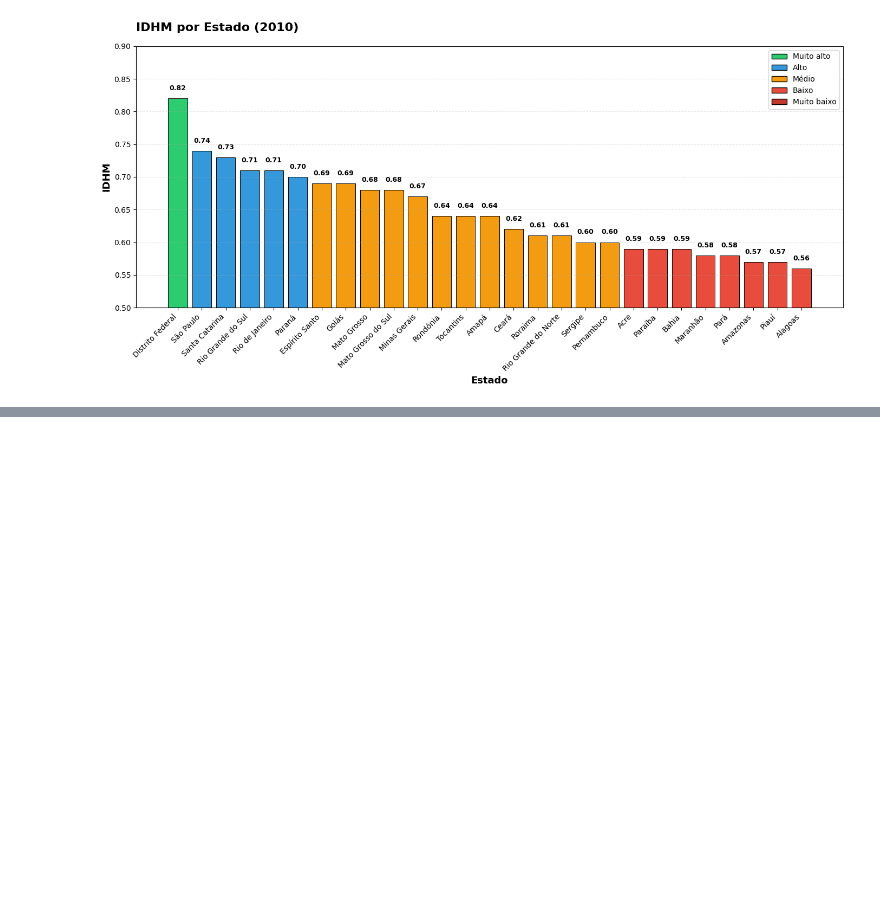
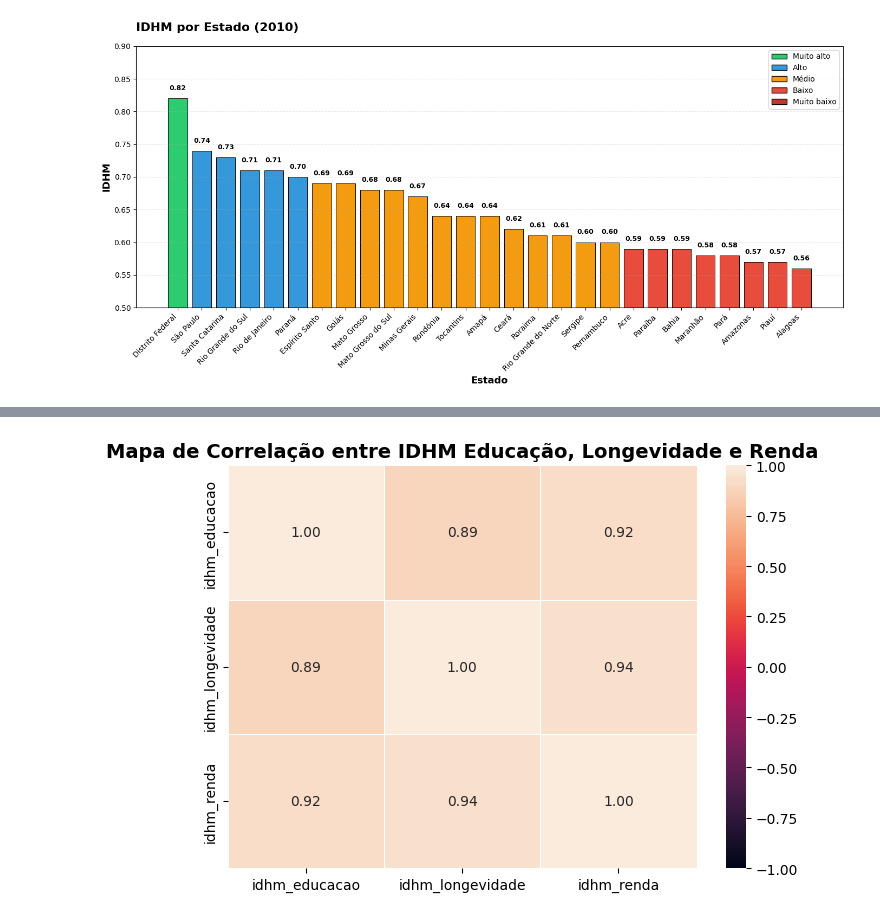
Before and after one commit to Fe-Biaggio/stelar-projects, a Jupyter notebook: Aula 01 a 03/IDHM.ipynb, the cells around one changed output, grey strips where cells are left out. Saved outputs shown, nothing was run; the diff lists cells and outputs as text; code cells hidden in the pictures; blank space fills up the shorter version.

Commit message:
Criar pasta Aula 01 a 03 e mover arquivos IDHM

```diff
--- a/IDHM.ipynb
+++ b/Aula 01 a 03/IDHM.ipynb
@@ -273,3 +273,9 @@ plt.tight_layout()
 plt.show()
 # %% [output]
 [figure]
+# %%
+
+# Análise por estado, incluindo as outras classificações de IDHM
+df_idhm_estado = pd.DataFrame(df_idhm.groupby("uf")[["idhm", "idhm_educacao", "idhm_longevidade", "idhm_renda"]].mean().round(2)).reset_index()
+# %%
+df_idhm_estado["classificacao_idhm"] = df_idhm_estado["idhm"].apply(classificar_idhm)
@@ -275,0 +291,11 @@ plt.show()
+# %%
+#heatmap de correlação entre as colunas do dataframe df_idhm_estado
+cols_corr = [c for c in ["idhm_educacao", "idhm_longevidade", "idhm_renda"] if c in df_idhm_estado.columns]
+corr = df_idhm_estado[cols_corr].corr()
+
+sns.heatmap(corr, annot=True, fmt=".2f", cmap="rocket", vmin=-1, vmax=1, linewidths=0.5)
+plt.title("Mapa de Correlação entre IDHM Educação, Longevidade e Renda", fontsize=14, fontweight='bold')
+plt.tight_layout()
+plt.show()
+# %% [output]
+[figure, added]
```
Also changed, not shown: parts of 2 cells of this notebook, 1 other file.
